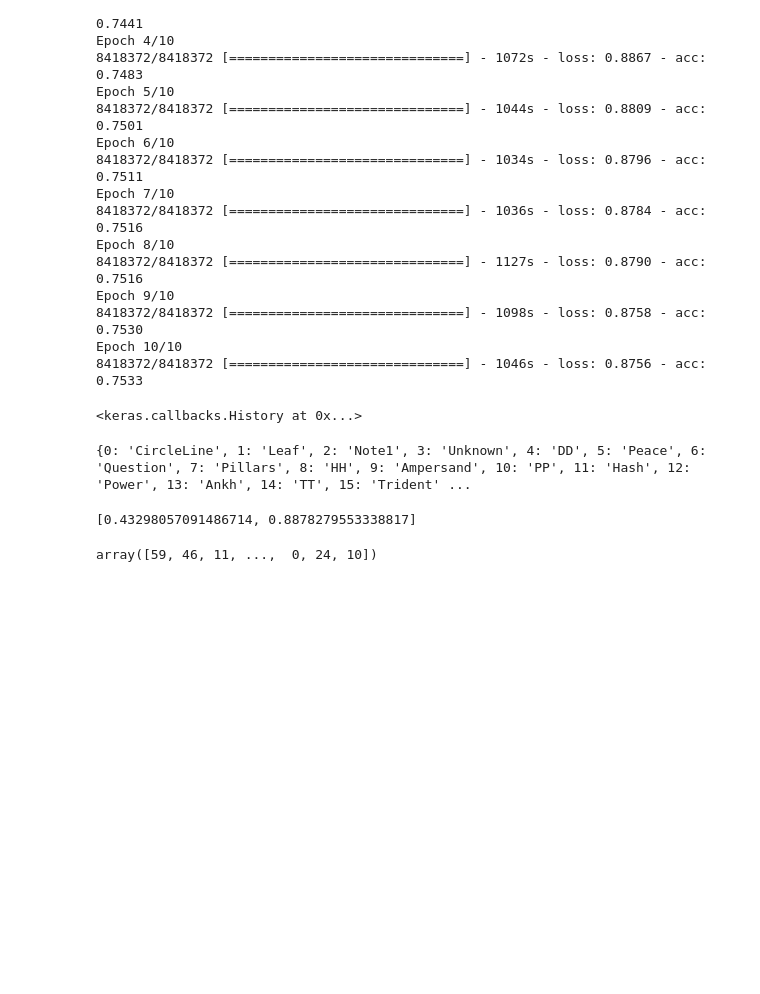
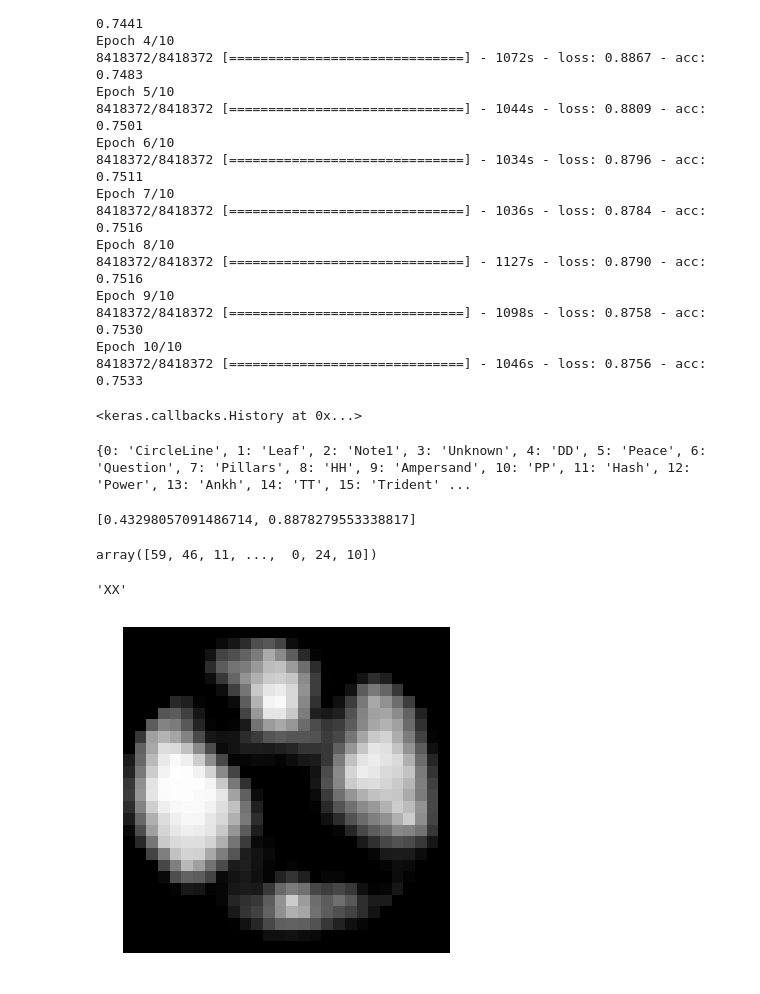
Before and after one commit to jackbrucesimpson/Notebooks, a Jupyter notebook: beeunique/2017-07-28-training-nn-supplemented-cleaned-dataset.ipynb, the cells around one changed output. Drawn from its saved outputs; the diff is of its cells as text; code cells hidden in the pictures; blank space fills up the shorter version.

```diff
--- a/beeunique/2017-07-28-training-nn-supplemented-cleaned-dataset.ipynb
+++ b/beeunique/2017-07-28-training-nn-supplemented-cleaned-dataset.ipynb
@@ -495,7 +499,12 @@ array([59, 46, 11, ...,  0, 24, 10])
 # %%
 from sklearn.metrics import confusion_matrix
 # %%
-view(X_train[9].reshape(1, 28, 28)[0])
-image_class_names[pc[6]]
+view(X_train[101].reshape(1, 28, 28)[0])
+image_class_names[pc[101]]
+
+#X_train[9].reshape(1, 28, 28)[0].shape
+# %% [output]
+'XX'
+[figure, added]
 # %%
 cm = confusion_matrix(y_train, pc, labels=None, sample_weight=None)
```
Also changed, not shown: parts of 3 cells of this notebook, 1 other file.
